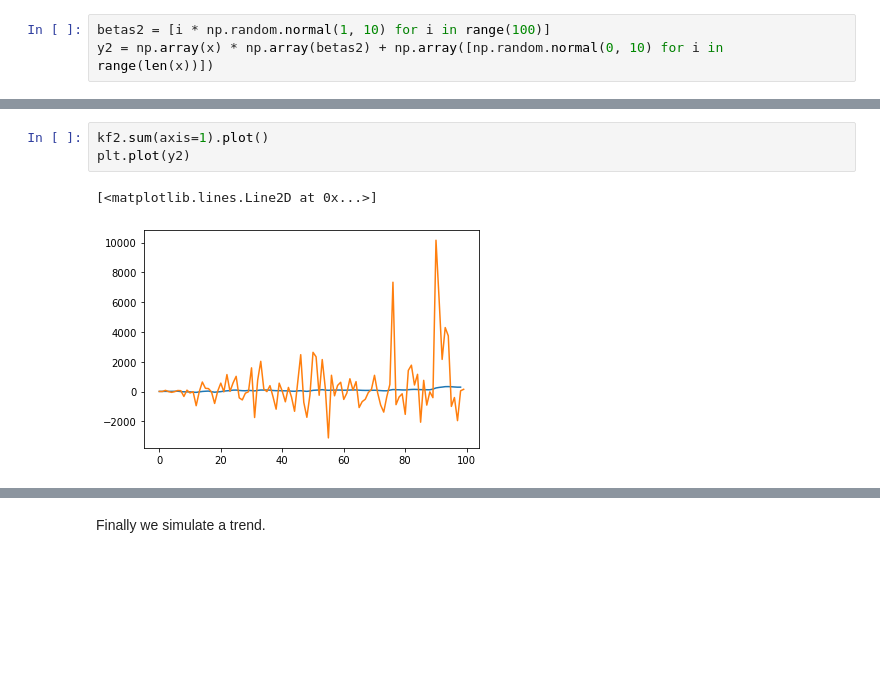
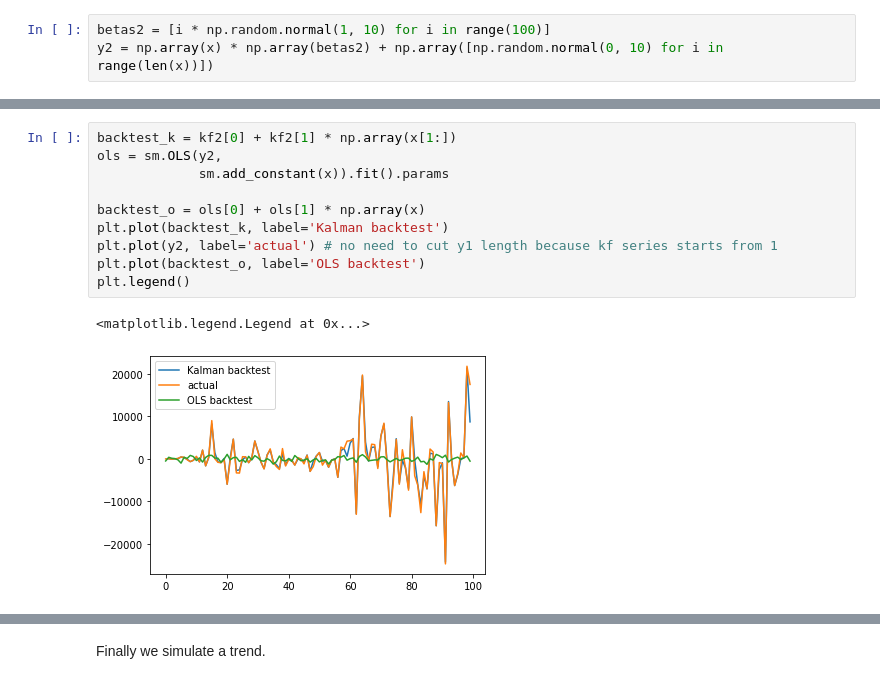
Before and after one commit to t0nychn/UG_thesis, a Jupyter notebook: sandbox/Kalman sandbox.ipynb, the cells around one changed output, grey strips where cells are left out. Saved outputs shown, nothing was run; the diff lists cells and outputs as text; blank space fills up the shorter version.

```diff
--- a/sandbox/Kalman sandbox.ipynb
+++ b/sandbox/Kalman sandbox.ipynb
@@ -75,6 +89,13 @@ plt.legend()
-# %%
-kf2.sum(axis=1).plot()
-plt.plot(y2)
-# %% [output]
-[<matplotlib.lines.Line2D at 0x...>]
-[figure, removed]
+# %%
+backtest_k = kf2[0] + kf2[1] * np.array(x[1:])
+ols = sm.OLS(y2,
+             sm.add_constant(x)).fit().params
+
+backtest_o = ols[0] + ols[1] * np.array(x)
+plt.plot(backtest_k, label='Kalman backtest')
+plt.plot(y2, label='actual') # no need to cut y1 length because kf series starts from 1
+plt.plot(backtest_o, label='OLS backtest')
+plt.legend()
+# %% [output]
+<matplotlib.legend.Legend at 0x...>
+[figure, added]
```
Also changed, not shown: parts of 13 cells of this notebook.
